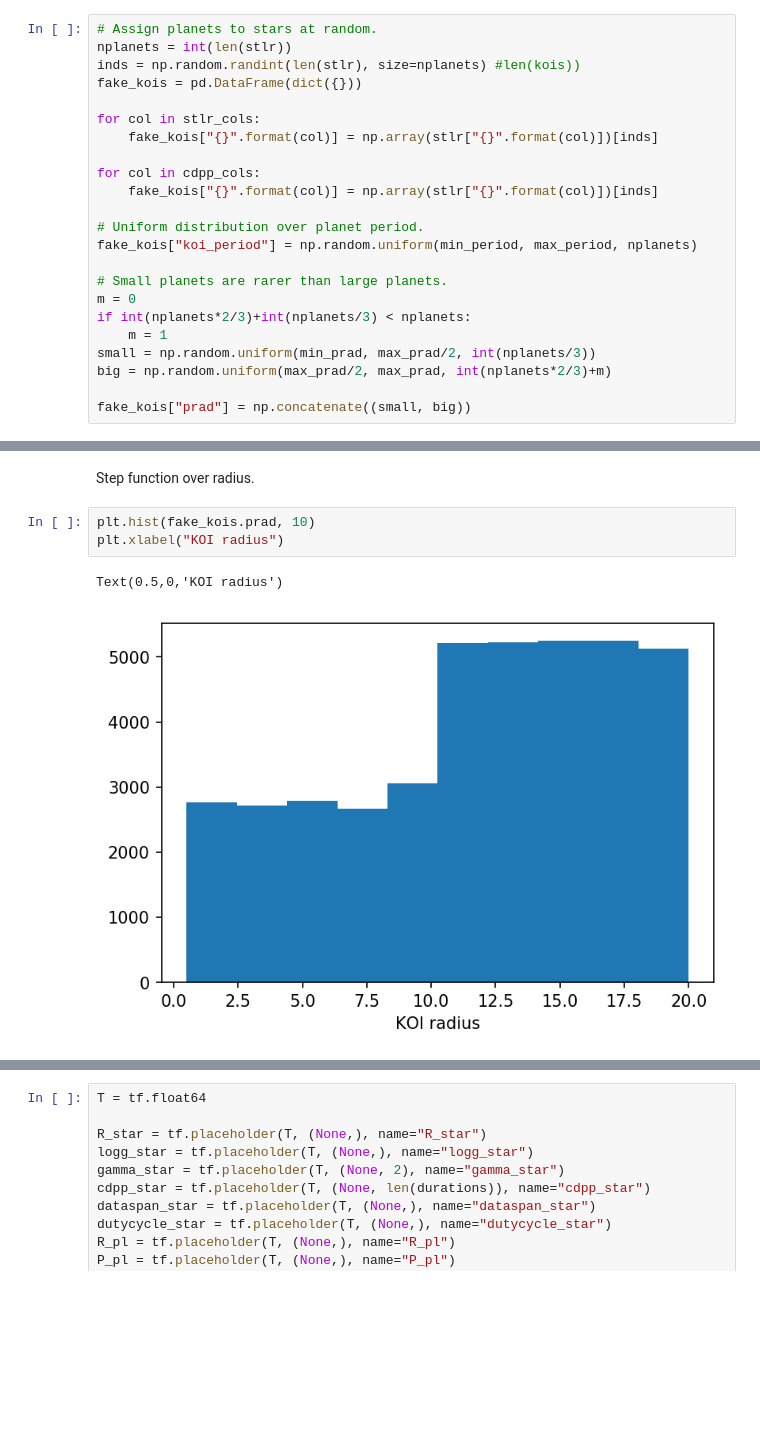
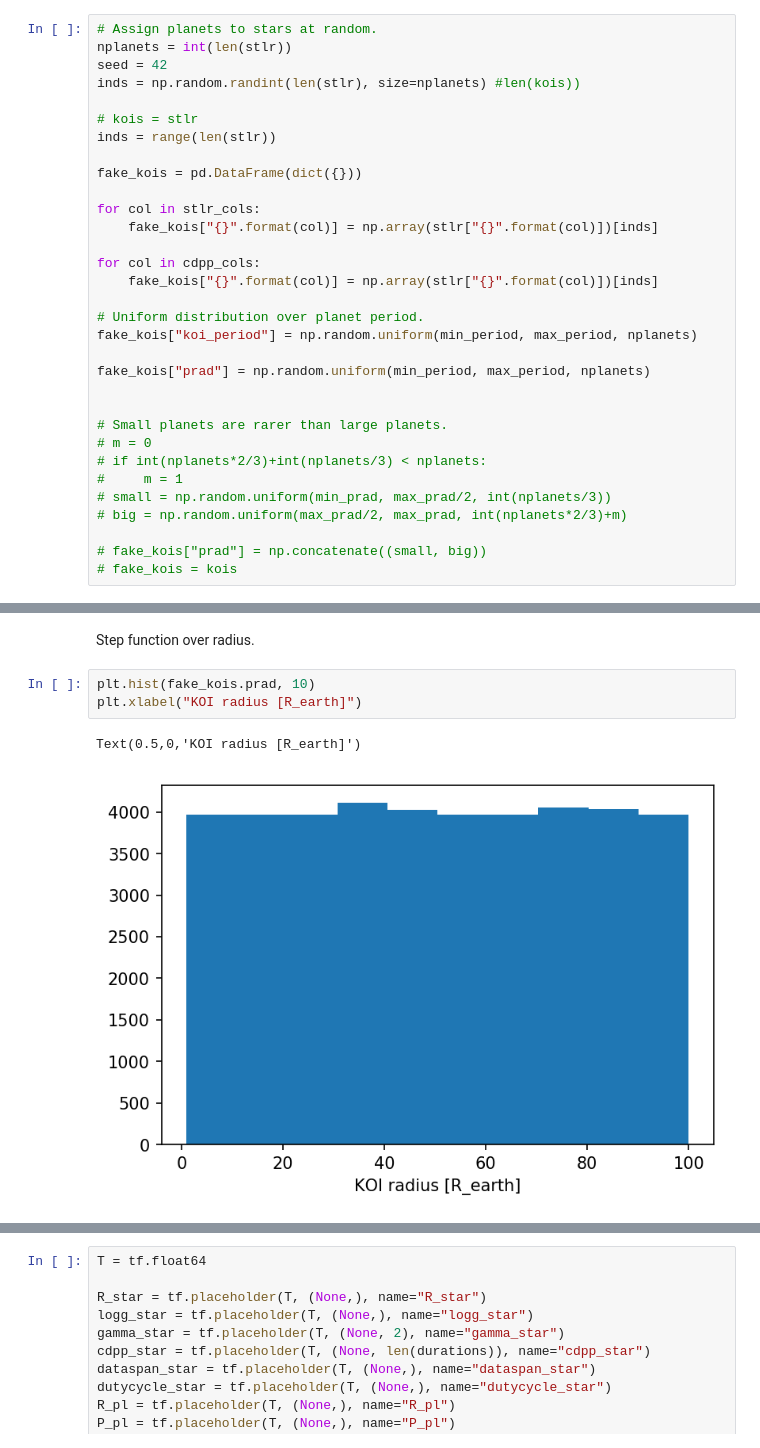
Before and after one commit to RuthAngus/SweetPotato, a Jupyter notebook: simulation.ipynb, the cells around one changed output, grey strips where cells are left out. Drawn from its saved outputs; the diff is of its cells as text; blank space fills up the shorter version.

```diff
--- a/simulation.ipynb
+++ b/simulation.ipynb
@@ -123,7 +123,12 @@ selected 1158 KOIs
 # %%
 # Assign planets to stars at random.
 nplanets = int(len(stlr))
+seed = 42
 inds = np.random.randint(len(stlr), size=nplanets) #len(kois))
+
+# kois = stlr
+inds = range(len(stlr))
+
 fake_kois = pd.DataFrame(dict({}))
 
 for col in stlr_cols:
@@ -135,14 +140,18 @@ for col in cdpp_cols:
 # Uniform distribution over planet period.
 fake_kois["koi_period"] = np.random.uniform(min_period, max_period, nplanets)
 
+fake_kois["prad"] = np.random.uniform(min_period, max_period, nplanets)
+
+
 # Small planets are rarer than large planets.
-m = 0
-if int(nplanets*2/3)+int(nplanets/3) < nplanets:
-    m = 1
-small = np.random.uniform(min_prad, max_prad/2, int(nplanets/3))
-big = np.random.uniform(max_prad/2, max_prad, int(nplanets*2/3)+m)
+# m = 0
+# if int(nplanets*2/3)+int(nplanets/3) < nplanets:
+#     m = 1
+# small = np.random.uniform(min_prad, max_prad/2, int(nplanets/3))
+# big = np.random.uniform(max_prad/2, max_prad, int(nplanets*2/3)+m)
 
-fake_kois["prad"] = np.concatenate((small, big))
+# fake_kois["prad"] = np.concatenate((small, big))
+# fake_kois = kois
 # %% [markdown]
 Now the distribution of stellar properties should be identical to the distribution of planet properties.
 # %%
@@ -164,10 +174,10 @@ Text(0.5,0,'KOI period')
 Step function over radius.
 # %%
 plt.hist(fake_kois.prad, 10)
-plt.xlabel("KOI radius")
+plt.xlabel("KOI radius [R_earth]")
 # %% [output]
-Text(0.5,0,'KOI radius')
+Text(0.5,0,'KOI radius [R_earth]')
-[figure, old version]
+[figure, new version]
 # %%
 plt.plot(fake_kois.koi_period, fake_kois.prad, ".k", ms=1)
 plt.xlabel("Period [days]")
```
Also changed, not shown: parts of 13 cells of this notebook.
